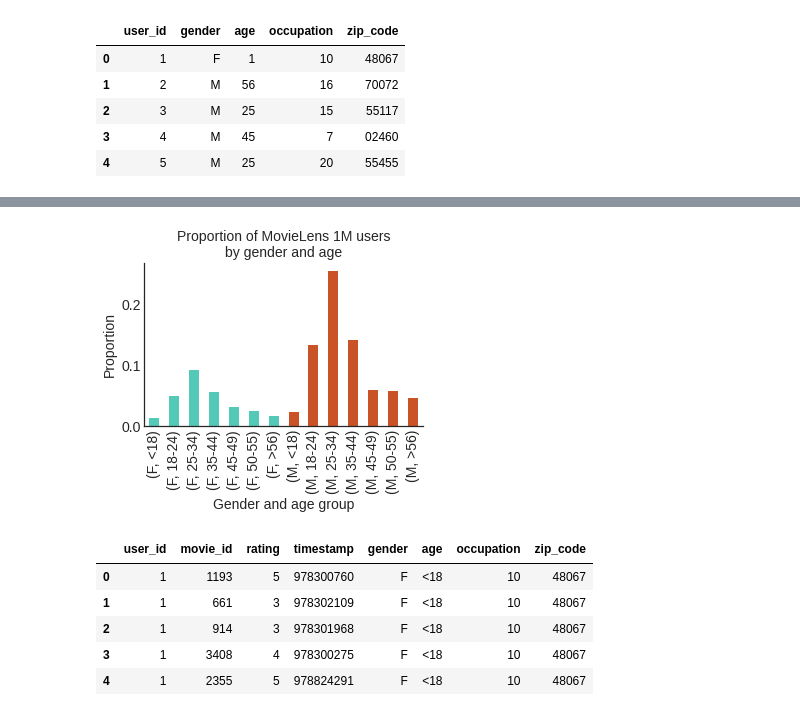
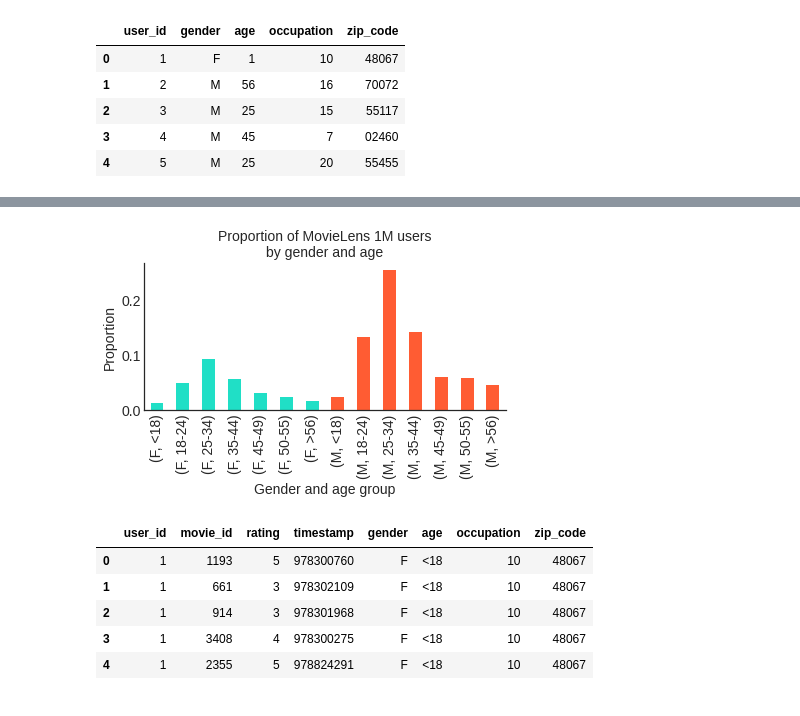
Before and after one commit to kathyxchen/cos534-final-project, a Jupyter notebook: movielens-exploratory.ipynb, the cells around one changed output, grey strips where cells are left out. Saved outputs shown, nothing was run; the diff lists cells and outputs as text; code cells hidden in the pictures.

```diff
--- a/movielens-exploratory.ipynb
+++ b/movielens-exploratory.ipynb
@@ -25,9 +25,9 @@ mpl.rcParams['pdf.fonttype'] = 42
 mpl.rcParams['ps.fonttype'] = 42
 mpl.rc('xtick', labelsize=14)
 mpl.rc('ytick', labelsize=14)
-mpl.rc('axes', titlesize=16)
+mpl.rc('axes', titlesize=16, labelsize=14)
 mpl.rc('legend', fontsize=14)
 # %%
-DATA_DIR = './data/ml-1m'
+DATA_DIR = './data/'
 OUTPUT_DIR = './figures'
 # %%
@@ -58,5 +55,5 @@ nh_gender_movies, nh_movie_to_gender = get_movie_gender_info(nh_movies)
 # %%
-users = pd.read_csv(os.path.join(DATA_DIR, 'users.dat'), sep='::', engine='python', header=None)
+users = pd.read_csv(os.path.join(DATA_DIR, 'ml-1m', 'users.dat'), sep='::', engine='python', header=None)
 users.columns = ['user_id', 'gender', 'age', 'occupation', 'zip_code']
 users.head()
 # %% [output]
@@ -95,18 +87,19 @@ result = users.groupby(['gender', 'age']).size() / len(users)
 result = result.reindex([('F', v) for v in age_mapping.values()] + [('M', v) for v in age_mapping.values()])
 # %%
 GENDER_COLORS = {
-    'F': '#55c9b8',
-    'M': '#c95226'
+    'F': '#20dfc6',
+    'M': '#ff5c33'
 }
 # %%
-plt.figure(figsize=(5, 3))
+plt.figure(figsize=(6, 4))
 plt.title('Proportion of MovieLens 1M users\nby gender and age', fontsize=14)
 result.plot.bar(color=[GENDER_COLORS[k[0]] for k in result.index.tolist()])
 plt.ylabel('Proportion', fontsize=14)
 plt.xlabel('Gender and age group', fontsize=14)
+plt.tight_layout()
 plt.savefig(os.path.join(OUTPUT_DIR, 'movielens.prop_users.gender_age.pdf'), dpi=300)
 # %% [output]
-[figure, old version]
+[figure, new version]
 # %%
 ratings = pd.merge(left=ratings, right=users, left_on='user_id', right_on='user_id')
 # %%
```
Also changed, not shown: parts of 20 cells of this notebook.
